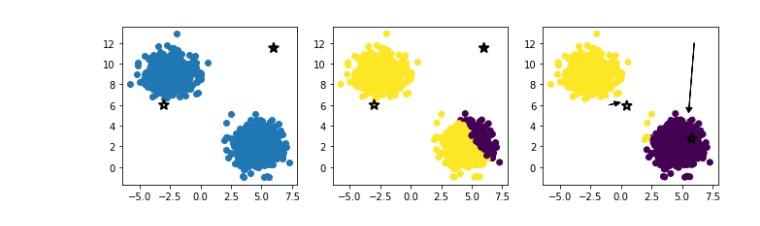
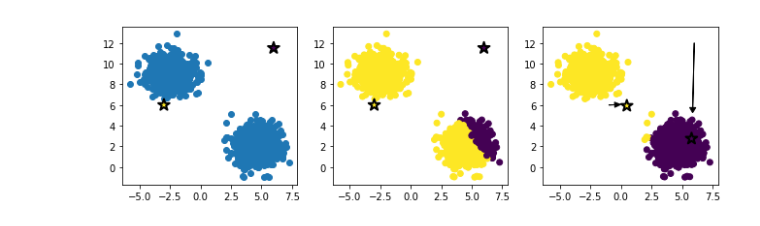
Before and after one commit to emomicrowave/machine-learning-tutorials, a Jupyter notebook: 03-k_means_clustering/clustering_explanation_graph_generation.ipynb, the cells around one changed output. Saved outputs shown, nothing was run; the diff lists cells and outputs as text; code cells hidden in the pictures.

```diff
--- a/03-k_means_clustering/clustering_explanation_graph_generation.ipynb
+++ b/03-k_means_clustering/clustering_explanation_graph_generation.ipynb
@@ -24,36 +24,36 @@ kmeans = KMeans(n_clusters=2, init=init_coord, max_iter=1, algorithm='full')
 kmeans.fit(data)
 
 fig, (ax1, ax2, ax3) = plt.subplots(ncols=3, figsize=(11,3))
 
 ax1.scatter(data[:,0], data[:,1])
 ax1.scatter(init_coord[:,0],
             init_coord[:,1],
             c=[0,1],
             marker='*',
-            s=100,
+            s=150,
             linewidths=2,
             edgecolors='black')
 
 ax2.scatter(data[:,0], data[:,1], c=closest_center(data, init_coord))
 ax2.scatter(init_coord[:,0],
             init_coord[:,1],
             c=[0,1],
             marker='*',
-            s=100,
+            s=150,
             linewidths=2,
             edgecolors='black')
 
 
 ax3.scatter(data[:,0], data[:,1], c=kmeans.labels_)
-ax3.arrow(6, 12, kmeans.cluster_centers_[0,0] - 6.2, kmeans.cluster_centers_[0,1] - 9, head_width=0.5, head_length=0.5, fc='k', ec='k')
-ax3.arrow(-1, 6, kmeans.cluster_centers_[1,0], kmeans.cluster_centers_[1,1] - 5.8, head_width=0.5, head_length=0.5, fc='k', ec='k')
+ax3.arrow(6, 12, kmeans.cluster_centers_[0,0] - 5.9, kmeans.cluster_centers_[0,1] - 9, head_width=0.5, head_length=0.5, fc='k', ec='k')
+ax3.arrow(-1, 6, kmeans.cluster_centers_[1,0], kmeans.cluster_centers_[1,1] - 5.9, head_width=0.5, head_length=0.5, fc='k', ec='k')
 ax3.scatter(kmeans.cluster_centers_[:,0],
             kmeans.cluster_centers_[:,1],
             c=[0,1],
             marker='*',
-            s=100,
+            s=150,
             linewidths=2,
             edgecolors='black')
 plt.show()
 # %% [output]
-[figure, old version]
+[figure, new version]
```
Also changed, not shown: 12 other files.
